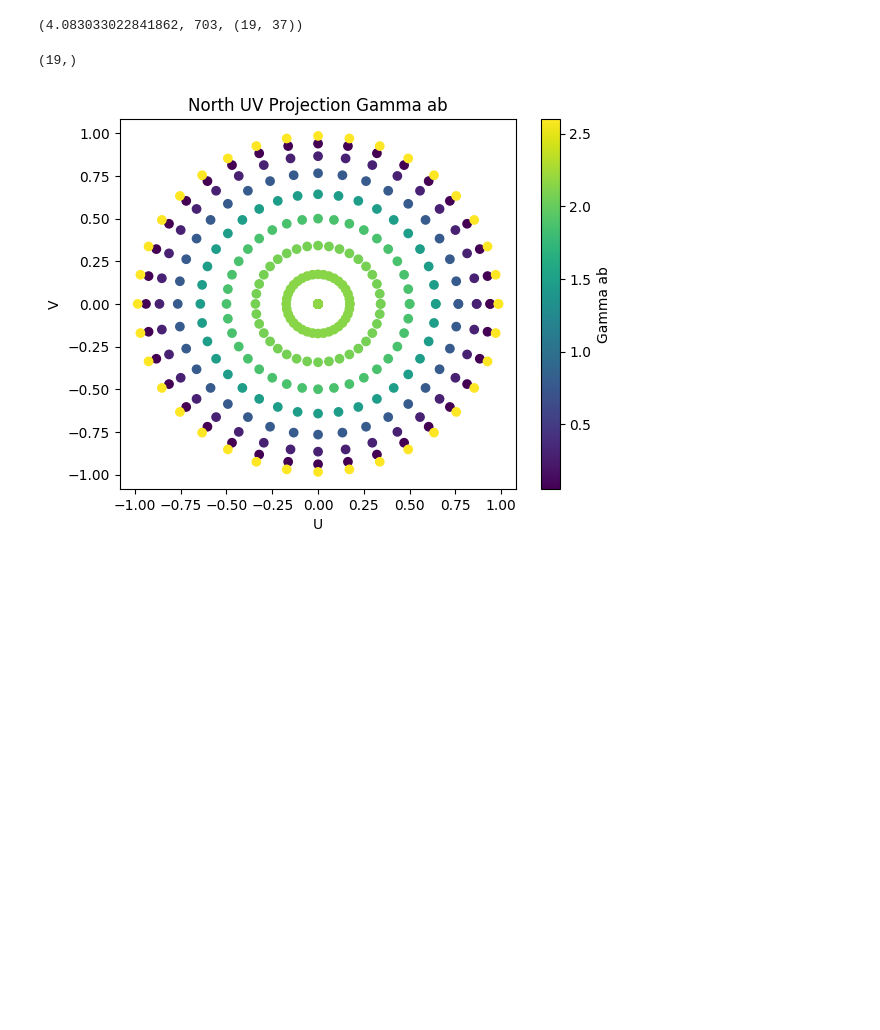
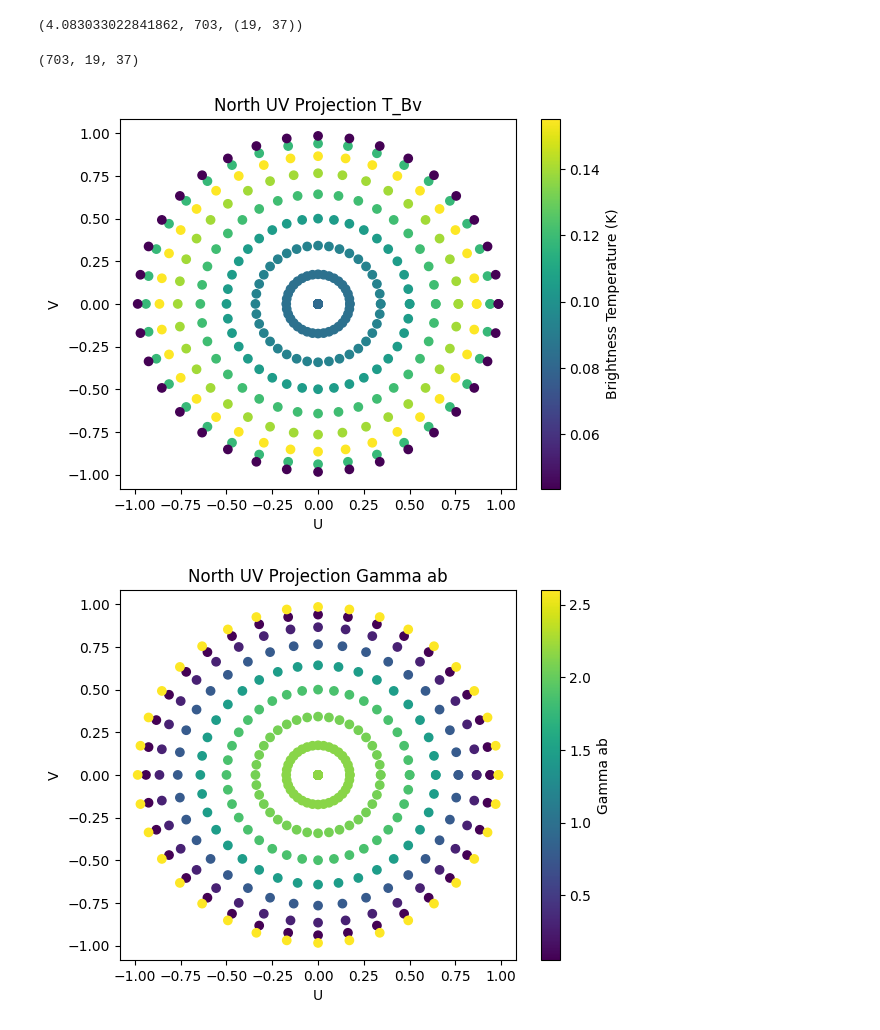
Before and after one commit to JSahliCU/Europan-Cryosphere-Puck-Estimator, a Jupyter notebook: develope_integrate_transmit_over_fBm_surf.ipynb, the cells around one changed output. Saved outputs shown, nothing was run; the diff lists cells and outputs as text; code cells hidden in the pictures; blank space fills up the shorter version.

```diff
--- a/develope_integrate_transmit_over_fBm_surf.ipynb
+++ b/develope_integrate_transmit_over_fBm_surf.ipynb
@@ -46,7 +46,7 @@ twoD_shape = ag.theta_grid.shape
 sigma, flat_shape, twoD_shape
 # %% [output]
 (4.083033022841862, 703, (19, 37))
-# %%
-np.arange(flat_shape)
-# %% [output]
-(19,)
+# %%
+(flat_shape, *twoD_shape)
+# %% [output]
+(703, 19, 37)
@@ -53,3 +126,18 @@ np.arange(flat_shape)
+# %%
+# Plot only the Northern Hemisphere of the brightness temperature
+U = (np.sin(np.deg2rad(ag.theta_grid[0:9])) * np.cos(np.deg2rad(ag.phi_grid[0:9]))).flatten()
+V = (np.sin(np.deg2rad(ag.theta_grid[0:9])) * np.sin(np.deg2rad(ag.phi_grid[0:9]))).flatten()
+
+plt.figure()
+plt.scatter(U, V, c=T_Bv.reshape(twoD_shape)[0:9].flatten()
+    , cmap='viridis')
+plt.colorbar(label='Brightness Temperature (K)')
+plt.xlabel('U')
+plt.ylabel('V')
+plt.title('North UV Projection T_Bv')
+plt.show()
+# %% [output]
+[figure, added]
 # %%
 def calc_gamma_ab(
     f, epsilon_i_prime, epsilon_t_prime,
```
Also changed, not shown: parts of 5 cells of this notebook, 1 other file.
